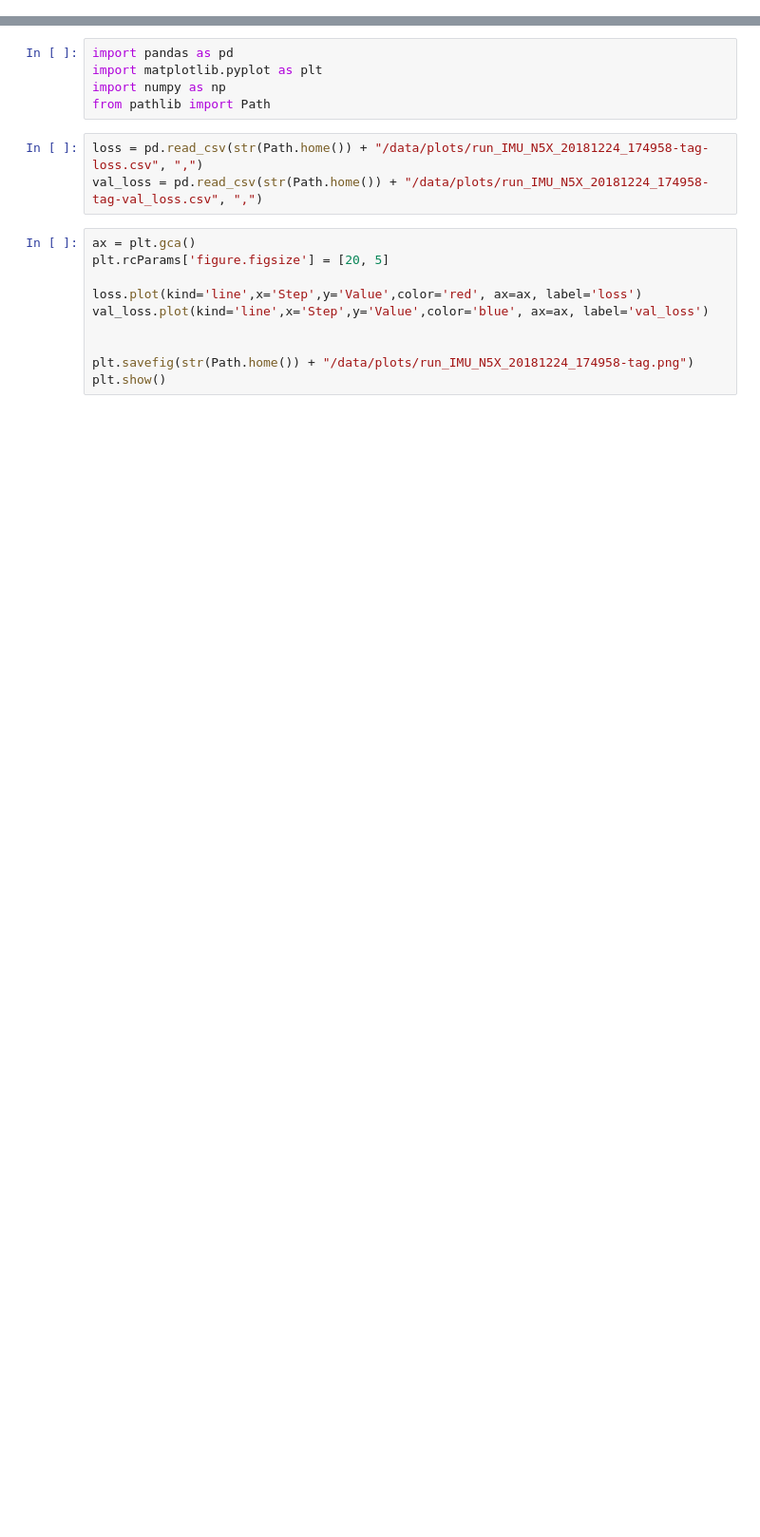
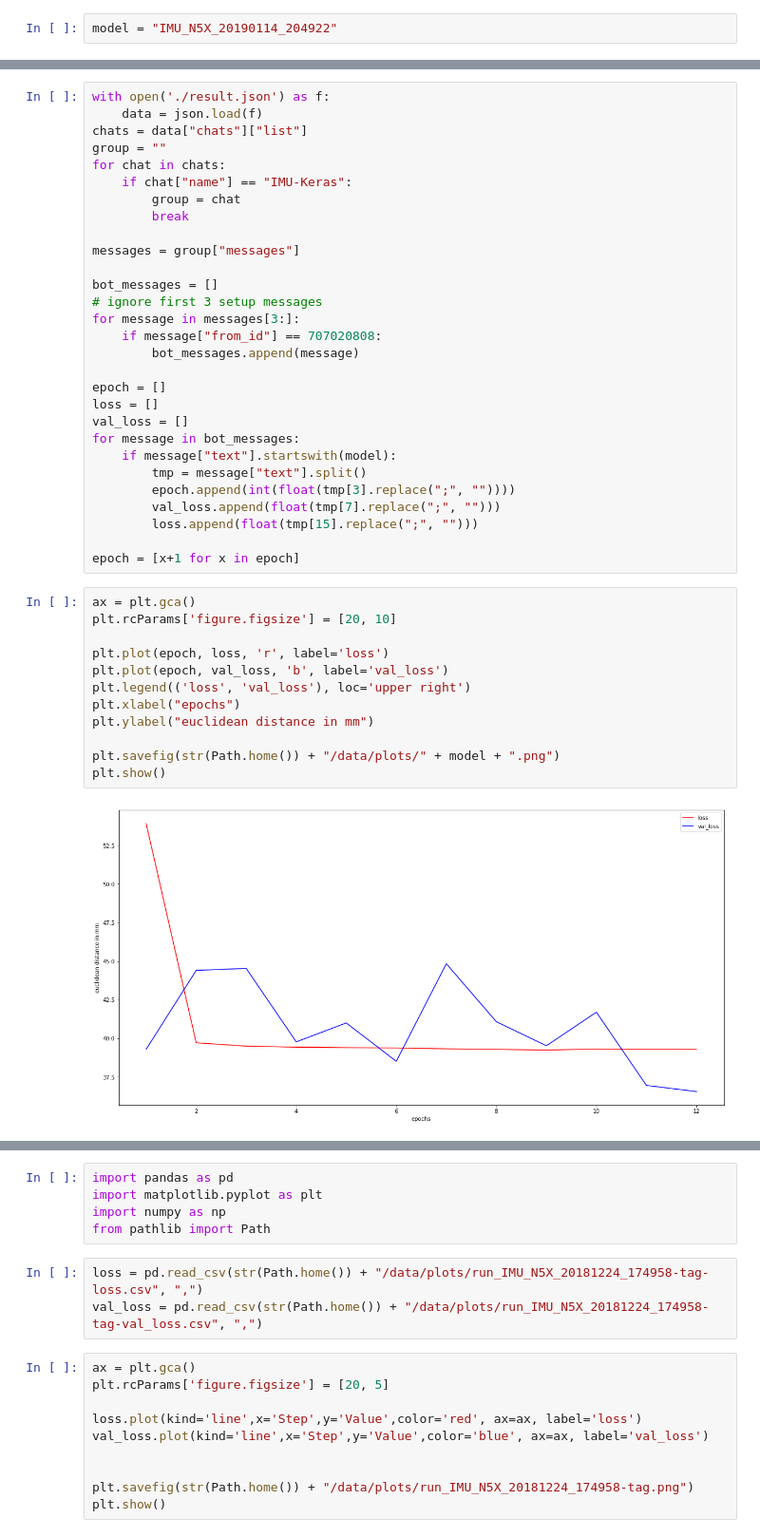
Before and after one commit to Stunkymonkey/fapra-imu, a Jupyter notebook: analyse-study/Training-Plots.ipynb, the cells around one changed output, grey strips where cells are left out. Shown at 95% size. Saved outputs shown, nothing was run; the diff lists cells and outputs as text; blank space fills up the shorter version.

Commit message:
[analyse] plot telegram history

```diff
--- a/analyse-study/Training-Plots.ipynb
+++ b/analyse-study/Training-Plots.ipynb
@@ -2,0 +3,2 @@
+# %%
+model = "IMU_N5X_20190114_204922"
@@ -2,0 +12,43 @@
+# %%
+with open('./result.json') as f:
+    data = json.load(f)
+chats = data["chats"]["list"]
+group = ""
+for chat in chats:
+    if chat["name"] == "IMU-Keras":
+        group = chat
+        break
+
+messages = group["messages"]
+
+bot_messages = []
+# ignore first 3 setup messages
+for message in messages[3:]:
+    if message["from_id"] == 707020808:
+        bot_messages.append(message)
+
+epoch = []
+loss = []
+val_loss = []
+for message in bot_messages:
+    if message["text"].startswith(model):
+        tmp = message["text"].split()
+        epoch.append(int(float(tmp[3].replace(";", ""))))
+        val_loss.append(float(tmp[7].replace(";", "")))
+        loss.append(float(tmp[15].replace(";", "")))
+
+epoch = [x+1 for x in epoch]
+# %%
+ax = plt.gca()
+plt.rcParams['figure.figsize'] = [20, 10]
+
+plt.plot(epoch, loss, 'r', label='loss')
+plt.plot(epoch, val_loss, 'b', label='val_loss')
+plt.legend(('loss', 'val_loss'), loc='upper right')
+plt.xlabel("epochs")
+plt.ylabel("euclidean distance in mm")
+
+plt.savefig(str(Path.home()) + "/data/plots/" + model + ".png")
+plt.show()
+# %% [output]
+[figure, added]
```
Also changed, not shown: parts of 3 cells of this notebook, 1 other file.
